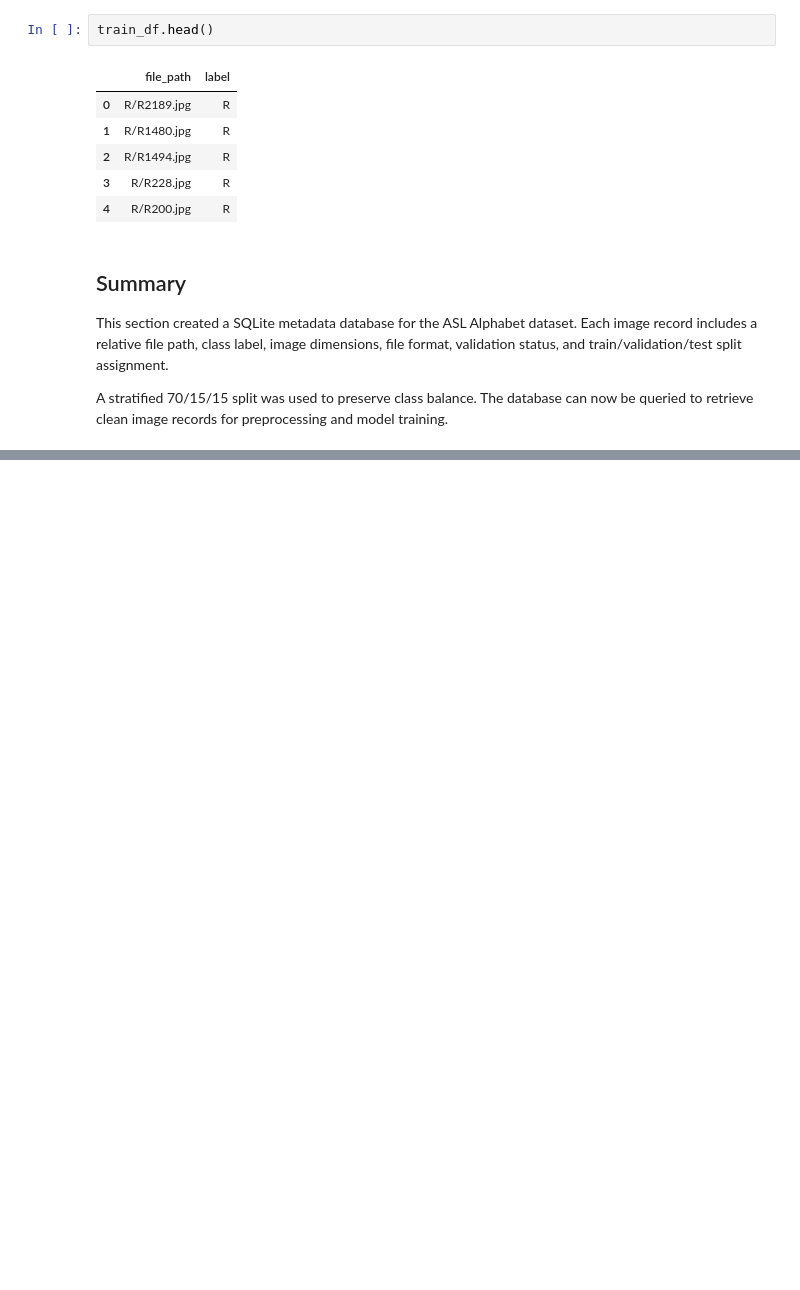
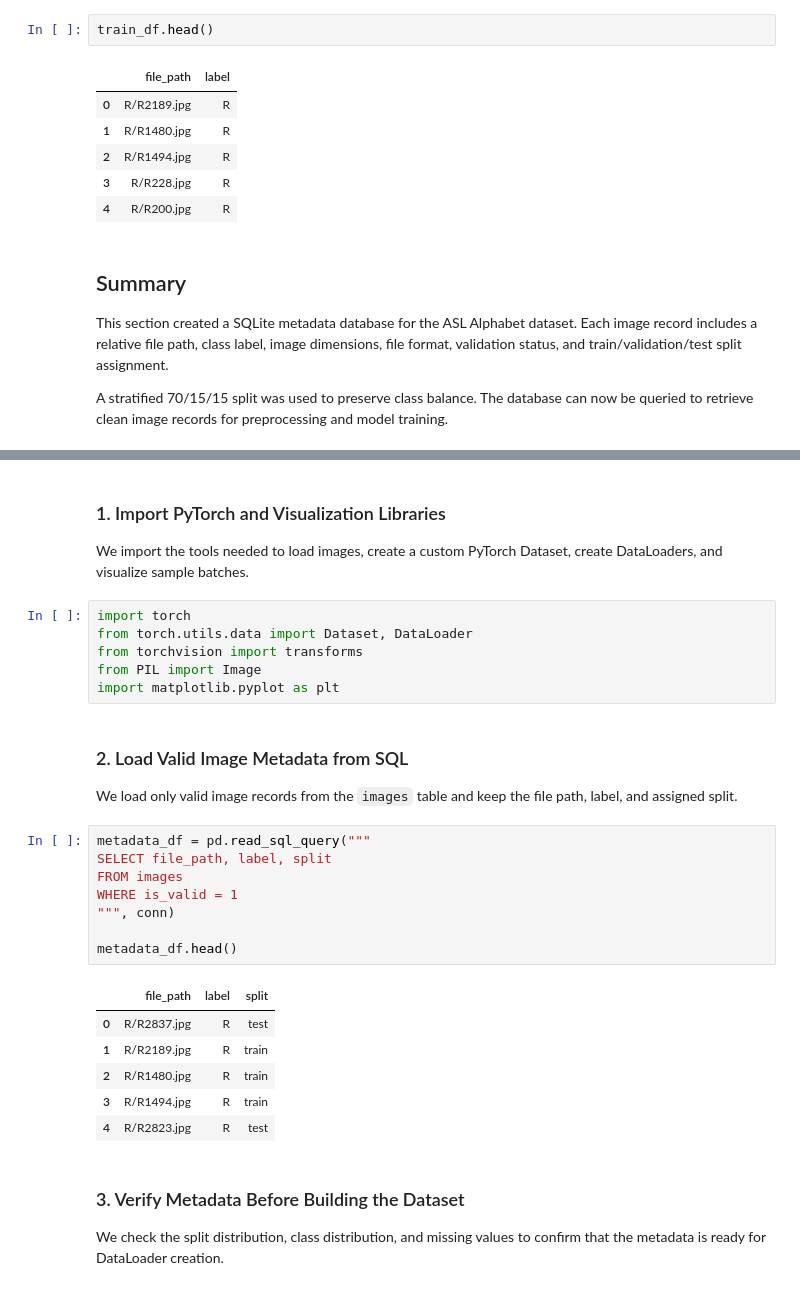
Before and after one commit to framedforfun/Phase-3-Beyond-Words-Capstone, a Jupyter notebook: code/sprint_2.ipynb, the cells around one changed output, grey strips where cells are left out. Drawn from its saved outputs; the diff is of its cells as text; blank space fills up the shorter version.

```diff
--- a/code/sprint_2.ipynb
+++ b/code/sprint_2.ipynb
@@ -255,0 +260,33 @@ A stratified 70/15/15 split was used to preserve class balance. The database can
+# %% [markdown]
+### 1. Import PyTorch and Visualization Libraries
+
+We import the tools needed to load images, create a custom PyTorch Dataset, create DataLoaders, and visualize sample batches.
+# %%
+import torch
+from torch.utils.data import Dataset, DataLoader
+from torchvision import transforms
+from PIL import Image
+import matplotlib.pyplot as plt
+# %% [markdown]
+### 2. Load Valid Image Metadata from SQL
+
+We load only valid image records from the `images` table and keep the file path, label, and assigned split.
+# %%
+metadata_df = pd.read_sql_query("""
+SELECT file_path, label, split
+FROM images
+WHERE is_valid = 1
+""", conn)
+
+metadata_df.head()
+# %% [output]
+|  | file_path | label | split |
+| 0 | R/R2837.jpg | R | test |
+| 1 | R/R2189.jpg | R | train |
+| 2 | R/R1480.jpg | R | train |
+| 3 | R/R1494.jpg | R | train |
+| 4 | R/R2823.jpg | R | test |
+# %% [markdown]
+### 3. Verify Metadata Before Building the Dataset
+
+We check the split distribution, class distribution, and missing values to confirm that the metadata is ready for DataLoader creation.
```
Also changed, not shown: parts of 27 cells of this notebook, 2 other files.
